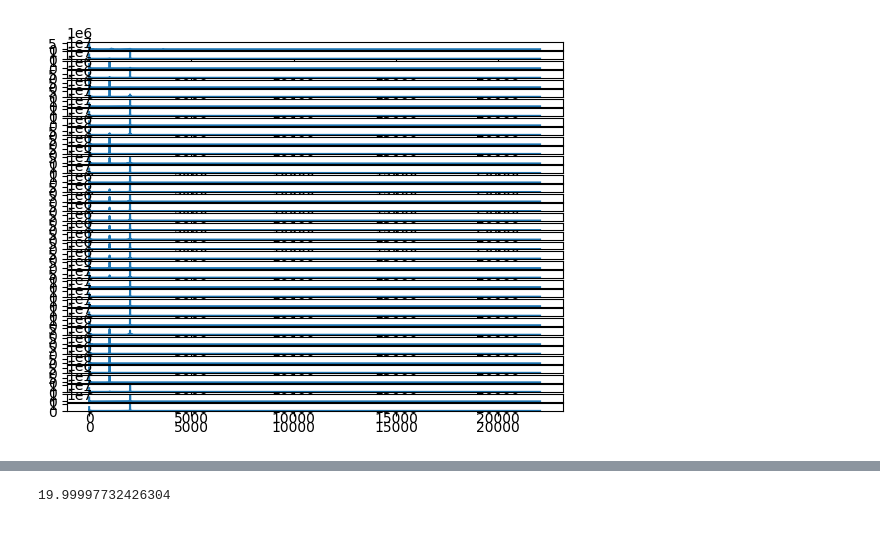
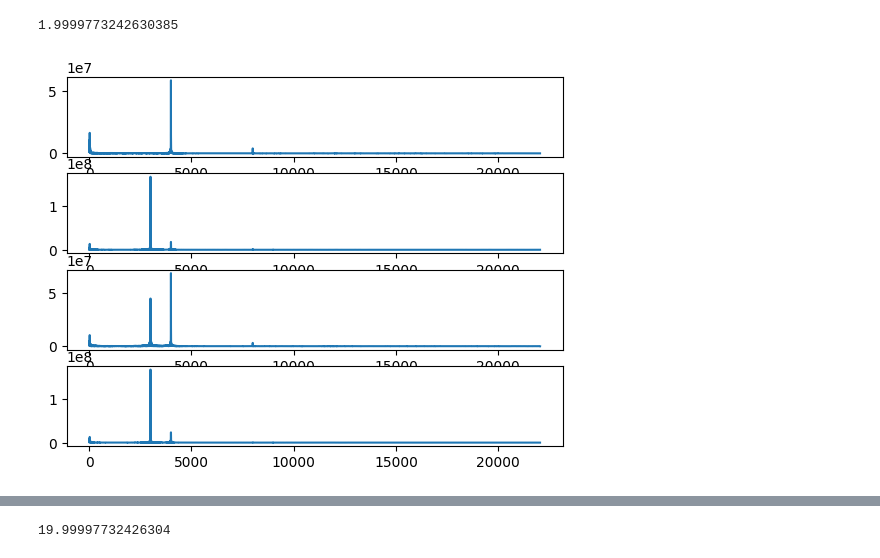
Before and after one commit to defdet/Project_samsung, a Jupyter notebook: renewed_project.ipynb, the cells around one changed output, grey strips where cells are left out. Drawn from its saved outputs; the diff is of its cells as text; code cells hidden in the pictures.

```diff
--- a/renewed_project.ipynb
+++ b/renewed_project.ipynb
@@ -9,0 +12,2 @@ from math import floor
+# %%
+_, __, act = self.plotting_function(definite_yf_array, definite_sound_array, supposed_sound_array, freq0, freq1, xf_for_array, range_index, N, sample_rate)
@@ -152,6 +186,8 @@ class decoder:
 
      return s
 
+   def set_change_time(self, change_time):
+     self.change_time = change_time
 
 
    def fill_in(self, yf_array, xf, freq0, freq1):
@@ -161,7 +197,9 @@ class decoder:
      for i in range(len(bool_array)):
        window = normalized_yf[i]
        amplitude_freq0, amplitude_freq1 = self.freq_sum(window, xf, freq0), self.freq_sum(window, xf, freq1)
+       print(amplitude_freq0, amplitude_freq1)
        if amplitude_freq0 + amplitude_freq1 > 1:
+
          bool_array[i] = True
      return bool_array
 
@@ -183,17 +221,16 @@ class decoder:
      xf_for_array, yf_array = self.fourier_for_array(data_array, sample_rate)
      yf_for_array_bool = self.fill_in(yf_array, xf_for_array, freq0, freq1)
      rough_beginning_index, rough_end_index, N = self.get_index_start_end_of_longest_ones(yf_for_array_bool)#index where signal  starts (rough estimation)
-     index_signal_left, index_signal_right = rough_beginning_index - 1, rough_end_index + 1 #sin waves DEFINETELY are within these indexes
-     definite_yf_array = yf_array[index_signal_left:index_signal_right] #sin waves should be found here
+     definite_yf_array = yf_array[rough_beginning_index - 1:rough_end_index + 2] #sin waves should be found here
      definite_sound_array, supposed_sound_array, p = self.sound_array_by_index(data, rough_beginning_index, rough_end_index, len(yf_for_array_bool))
      print(len(supposed_sound_array.flatten()) / 44100)
      actual_sound = self.find_sound(N, definite_sound_array, supposed_sound_array)
-     _, __ = self.plotting_function(definite_yf_array, definite_sound_array, supposed_sound_array, freq0, freq1, xf_for_array, range_index, N, sample_rate)
-     return  actual_sound, yf_for_array_bool, N
+
+     return  actual_sound, yf_for_array_bool, N, rough_beginning_index, rough_end_index, self.sound_data_by_x(definite_sound_array,act, len(supposed_sound_array))
 
    def find_max(self, x, sound_data, N, l, definite_sound_data):
     next_x = x
-    while len(next_x) >= 5:
+    while len(next_x) > 4:
       x_array = self.secure_split(next_x, 3)
       next_x = np.array([x_array[0], x_array[1]])
       x1, x2, x3, x4 = x_array[0][0], x_array[1][0], x_array[2][0], x_array[2][len(x_array[0]) - 1]
@@ -241,10 +278,9 @@ class decoder:
    def sound_array_by_index(self, data, index_left, index_right, change_time):
     points_per_window = self.change_time * self.sample_rate
     print(points_per_window, len(data))
-    array_of_search = data[int(points_per_window * (index_left - 1)): int(points_per_window * (index_right + 1))]
-    array_of_signal = data[int(points_per_window * (index_left - 1)): int(points_per_window * (index_right))]
-    print(np.shape(array_of_search), np.shape(array_of_signal))
-    return array_of_search, array_of_signal, points_per_window
+    definite_sound_array = data[int(points_per_window * (index_left - 1)): int(points_per_window * (index_right + 2))]
+    supposed_sound_array = data[int(points_per_window * (index_left - 1)): int(points_per_window * (index_right))]
+    return definite_sound_array, supposed_sound_array, points_per_window
 
 
    def secure_split(self, d_array, N):
@@ -306,8 +342,8 @@ class decoder:
         number_of_steps += 1
      plt.plot(y_array)
      m = np.argmax(y_array)
-     print(step * x_array[m], np.max(y_array), np.median(y_array), "act")
-     return x_array, y_array
+     print(np.max(y_array), "act")
+     return x_array, y_array, step*(x_array[m])
 
    def abs_diff(self, yf_window, xf, freq0, freq1):
     absolute_difference = (self.freq_sum(yf_window, xf, freq0) - self.freq_sum(yf_window, xf, freq1))** 2
@@ -325,7 +361,9 @@ a = decoder()
 b = wav_manager()
 b.set_recorded_name("recorded.wav")
 data, _ = b.get_data_sample_rate()
-a.set_freqses()
-c, d, n = a.decoder_1(data)
-d, n
+a.set_freqses(3000, 4000)
+a.set_change_time(0.5)
+c, d, n, ind1, ind2, s = a.decoder_1(data)
+write("ans", 44100, c)
+d, n, ind1, ind2
 # %% [output]
@@ -351,7 +394,9 @@ d, n
 # %%
-figure, axis = plt.subplots(39, 1)
-x,y = a.fourier_for_array(a.secure_split(c, 39), 44100)
-for i in range(39):
+print(len(c)/44100)
+figure, axis = plt.subplots(4, 1)
+x,y = a.fourier_for_array(a.secure_split(c, 4), 44100)
+for i in range(4):
     axis[i].plot(x, y[i])
 # %% [output]
+1.9999773242630385
-[figure, old version]
+[figure, new version]
```
Also changed, not shown: parts of 4 cells of this notebook.
